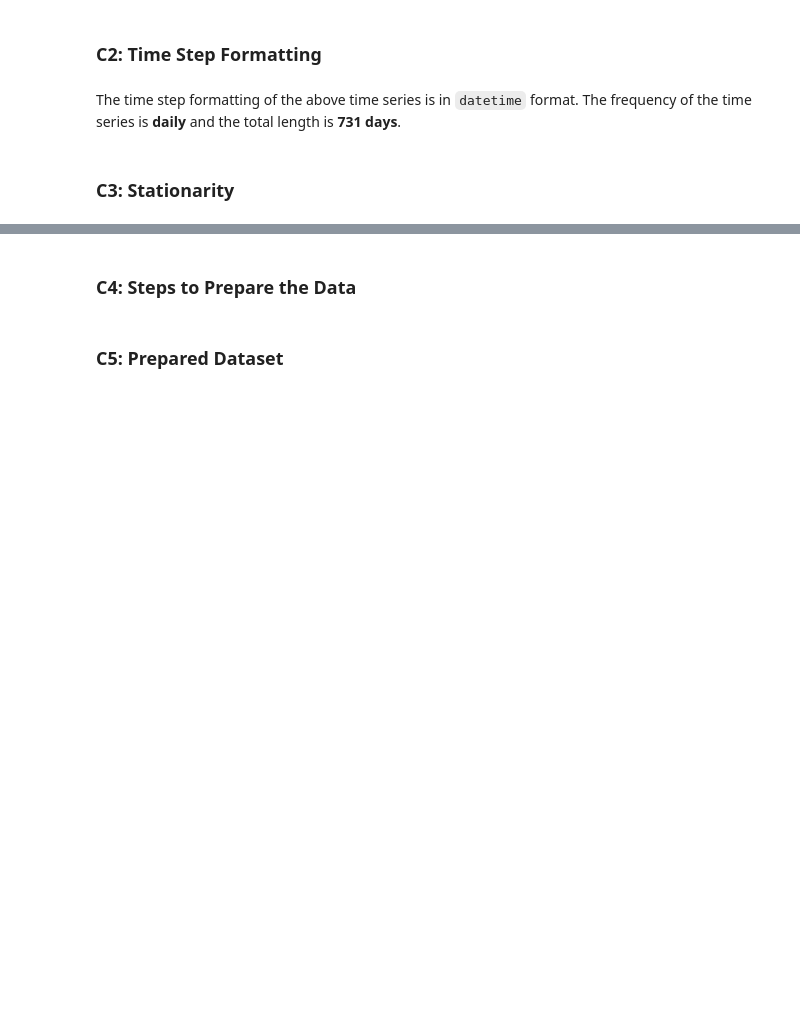
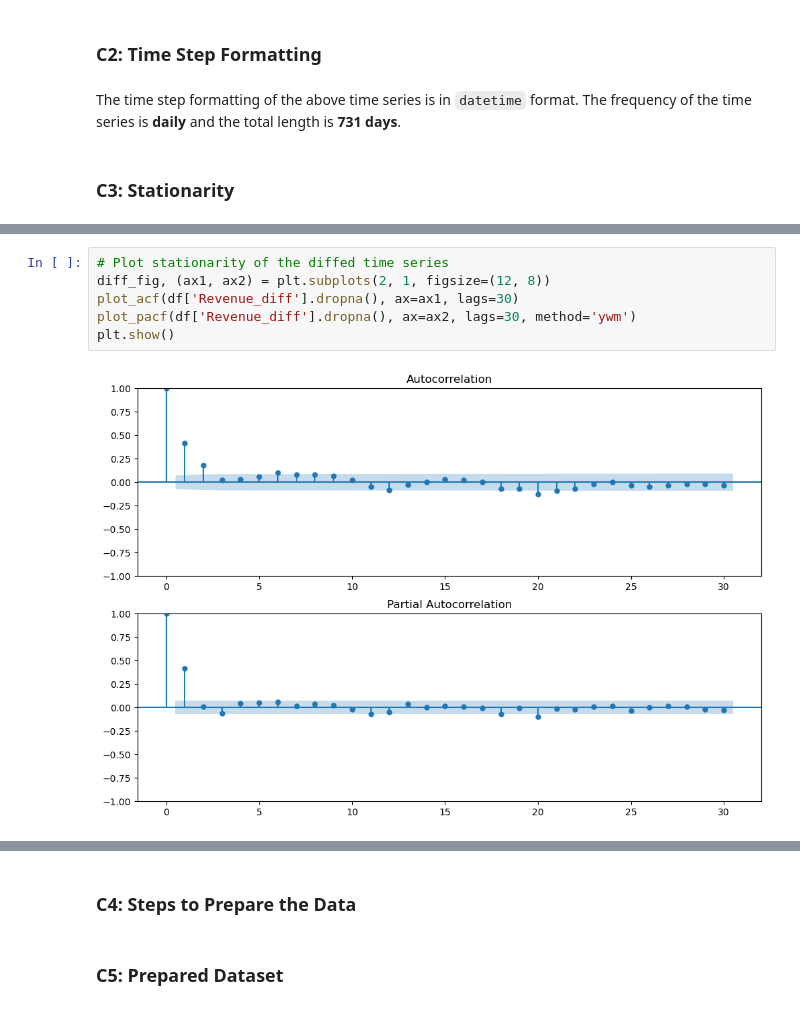
Before and after one commit to jtrawick/D213, a Jupyter notebook: Task1-Time_Series_Modeling/D213_task1.ipynb, the cells around one changed output, grey strips where cells are left out. Drawn from its saved outputs; the diff is of its cells as text; blank space fills up the shorter version.

```diff
--- a/Task1-Time_Series_Modeling/D213_task1.ipynb
+++ b/Task1-Time_Series_Modeling/D213_task1.ipynb
@@ -63,0 +118,8 @@ dtype: float64
+# %%
+# Plot stationarity of the diffed time series
+diff_fig, (ax1, ax2) = plt.subplots(2, 1, figsize=(12, 8))
+plot_acf(df['Revenue_diff'].dropna(), ax=ax1, lags=30)
+plot_pacf(df['Revenue_diff'].dropna(), ax=ax2, lags=30, method='ywm')
+plt.show()
+# %% [output]
+[figure, added]
```
Also changed, not shown: parts of 14 cells of this notebook.
